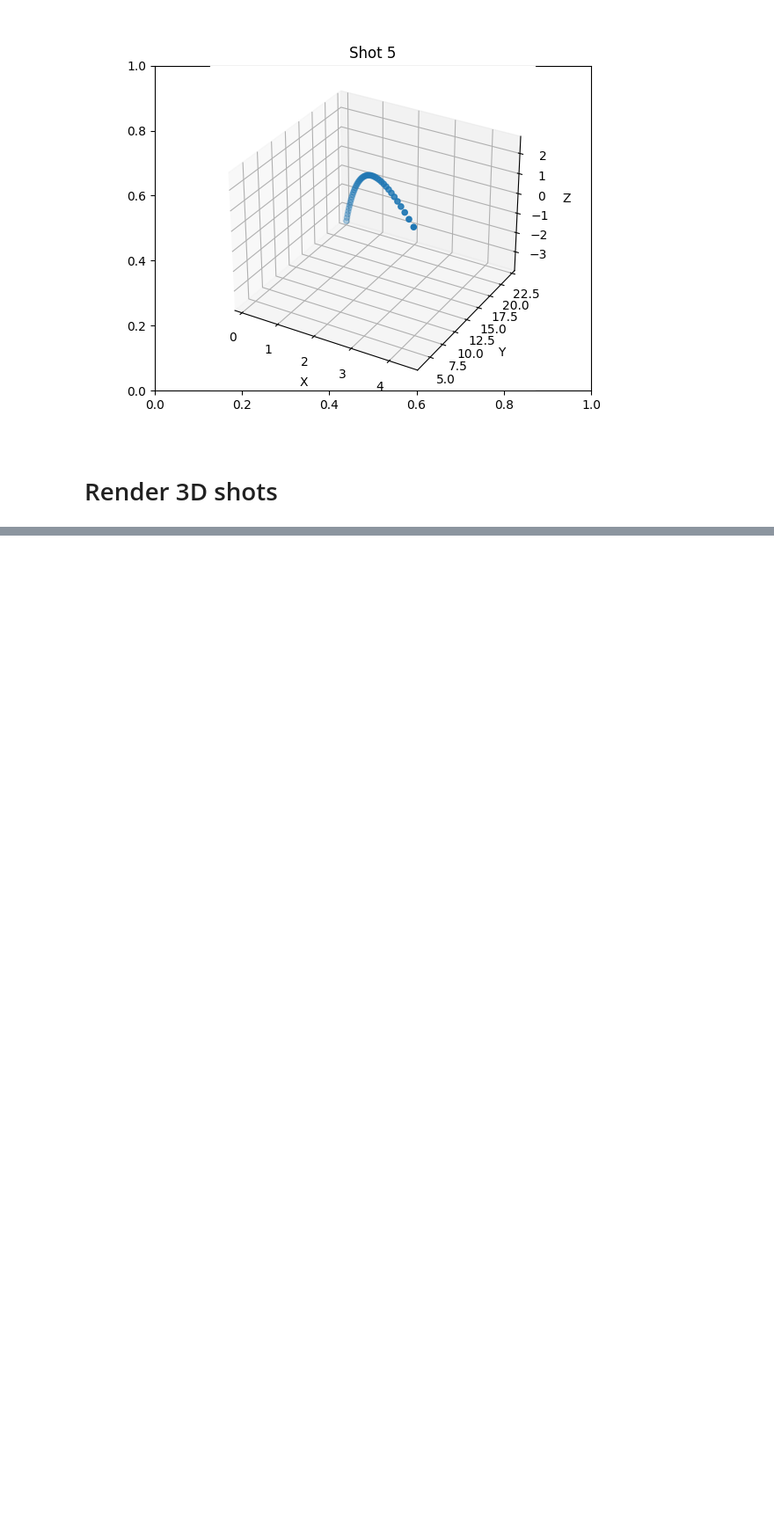
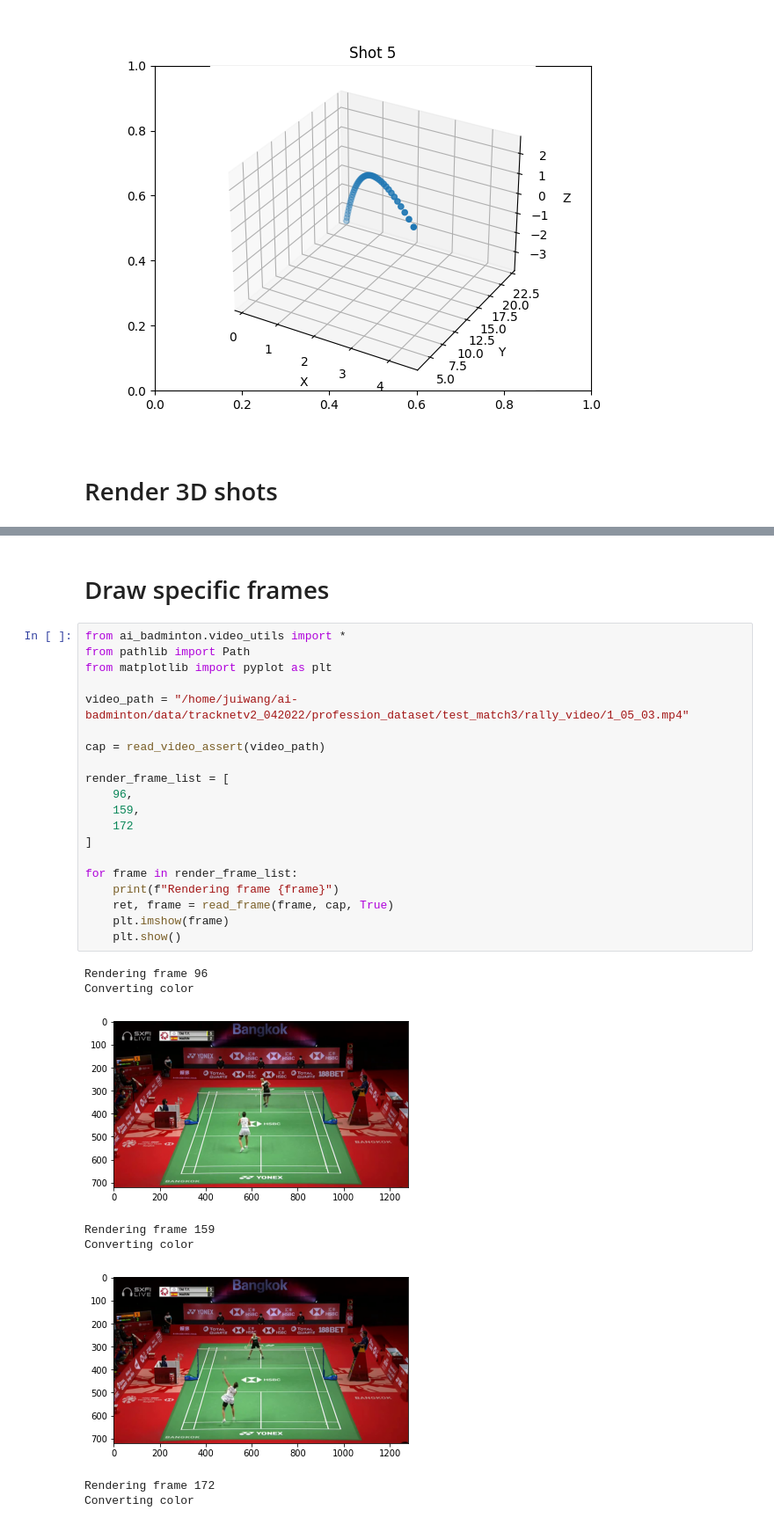
Before and after one commit to jhwang7628/monotrack, a Jupyter notebook: notebooks/visualization.ipynb, the cells around one changed output, grey strips where cells are left out. Shown at 88% size. Cells and saved outputs as stored; diff of their text form; blank space fills up the shorter version.

```diff
--- a/notebooks/visualization.ipynb
+++ b/notebooks/visualization.ipynb
@@ -436,0 +475,31 @@ reading rally 1_03_02
+# %% [markdown]
+# Draw specific frames
+# %%
+from ai_badminton.video_utils import *
+from pathlib import Path
+from matplotlib import pyplot as plt
+
+video_path = "/home/juiwang/ai-badminton/data/tracknetv2_042022/profession_dataset/test_match3/rally_video/1_05_03.mp4"
+
+cap = read_video_assert(video_path)
+
+render_frame_list = [
+    96,
+    159,
+    172
+]
+
+for frame in render_frame_list:
+    print(f"Rendering frame {frame}")
+    ret, frame = read_frame(frame, cap, True)
+    plt.imshow(frame)
+    plt.show()
+# %% [output]
+Rendering frame 96
+Converting color
+[figure, added]
+Rendering frame 159
+Converting color
+[figure, added]
+Rendering frame 172
+Converting color
```
Also changed, not shown: parts of 3 cells of this notebook, 5 other files.
